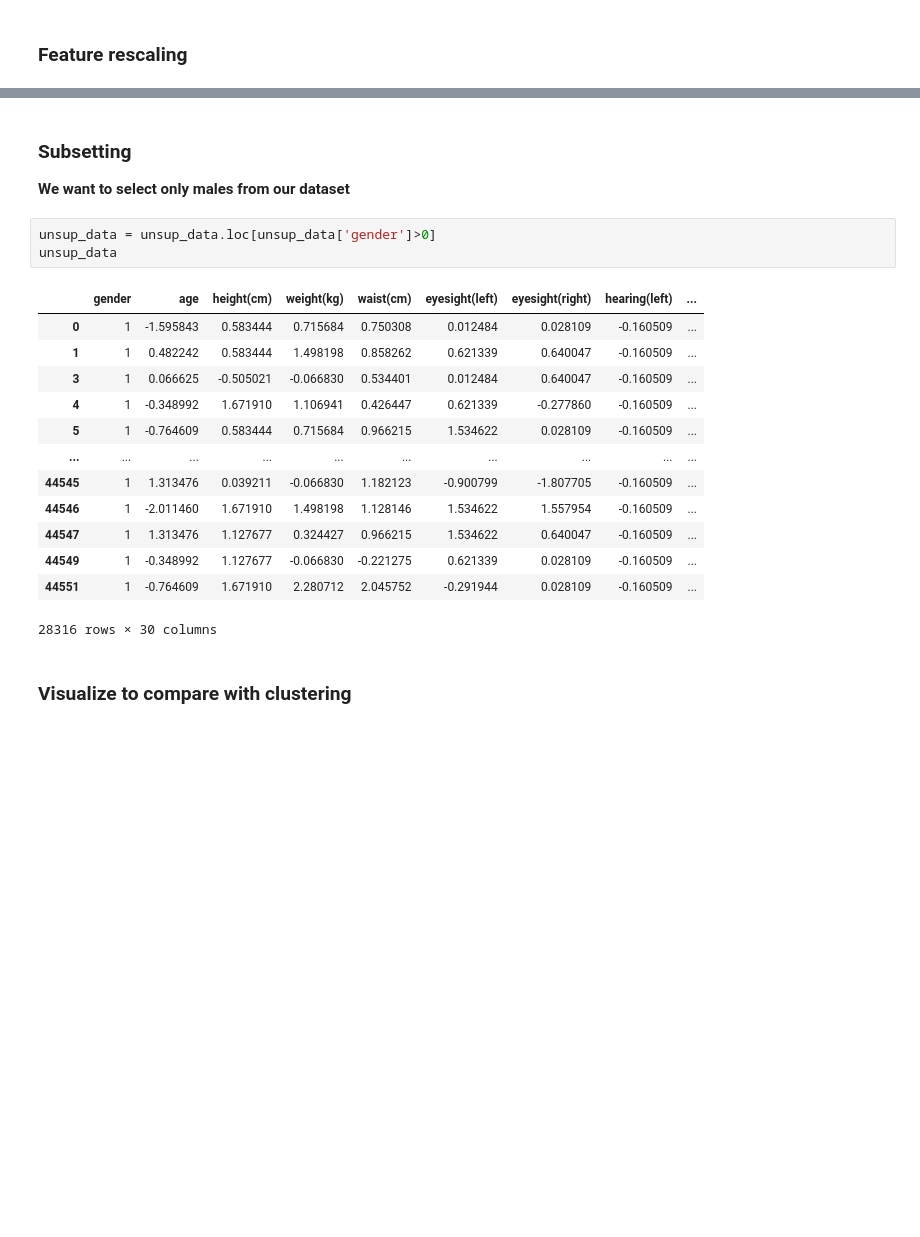
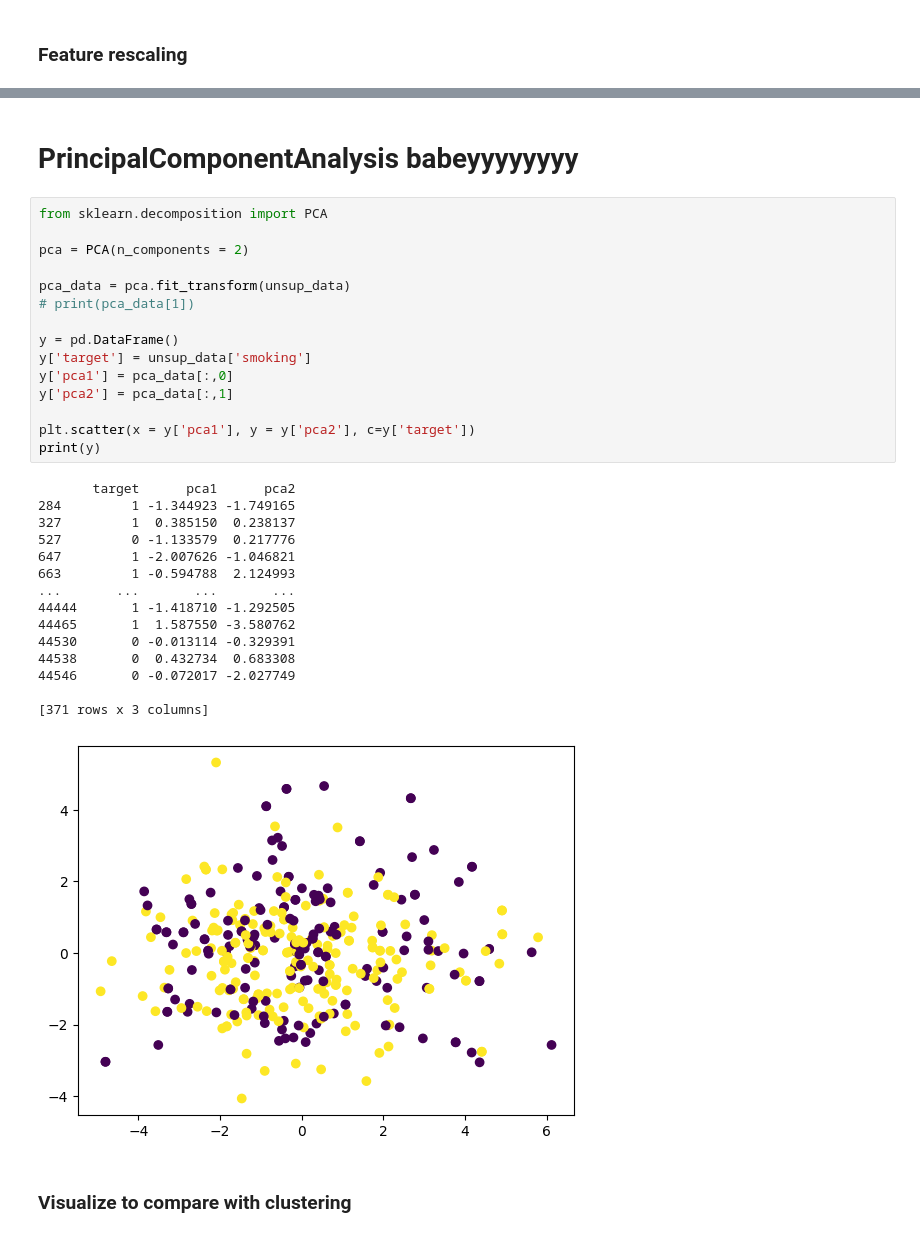
Before and after one commit to balooooooooo/machine_learning_1_coursework, a Jupyter notebook: unsupervised_preprocessing.ipynb, the cells around one changed output, grey strips where cells are left out. Drawn from its saved outputs; the diff is of its cells as text; blank space fills up the shorter version.

```diff
--- a/unsupervised_preprocessing.ipynb
+++ b/unsupervised_preprocessing.ipynb
@@ -36,23 +64,36 @@ max          4.000000      4.000000            1.000000
-# %% [markdown]
-### Subsetting
-**We want to select only males from our dataset**
-# %%
-unsup_data = unsup_data.loc[unsup_data['gender']>0]
-unsup_data
-# %% [output]
-|  | gender | age | height(cm) | weight(kg) | waist(cm) | eyesight(left) | eyesight(right) | hearing(left) | ... |
-| 0 | 1 | -1.595843 | 0.583444 | 0.715684 | 0.750308 | 0.012484 | 0.028109 | -0.160509 | ... |
-| 1 | 1 | 0.482242 | 0.583444 | 1.498198 | 0.858262 | 0.621339 | 0.640047 | -0.160509 | ... |
-| 3 | 1 | 0.066625 | -0.505021 | -0.066830 | 0.534401 | 0.012484 | 0.640047 | -0.160509 | ... |
-| 4 | 1 | -0.348992 | 1.671910 | 1.106941 | 0.426447 | 0.621339 | -0.277860 | -0.160509 | ... |
-| 5 | 1 | -0.764609 | 0.583444 | 0.715684 | 0.966215 | 1.534622 | 0.028109 | -0.160509 | ... |
-| ... | ... | ... | ... | ... | ... | ... | ... | ... | ... |
-| 44545 | 1 | 1.313476 | 0.039211 | -0.066830 | 1.182123 | -0.900799 | -1.807705 | -0.160509 | ... |
-| 44546 | 1 | -2.011460 | 1.671910 | 1.498198 | 1.128146 | 1.534622 | 1.557954 | -0.160509 | ... |
-| 44547 | 1 | 1.313476 | 1.127677 | 0.324427 | 0.966215 | 1.534622 | 0.640047 | -0.160509 | ... |
-| 44549 | 1 | -0.348992 | 1.127677 | -0.066830 | -0.221275 | 0.621339 | 0.028109 | -0.160509 | ... |
-| 44551 | 1 | -0.764609 | 1.671910 | 2.280712 | 2.045752 | -0.291944 | 0.028109 | -0.160509 | ... |
-28316 rows × 30 columns
+# %% [markdown]
+# PrincipalComponentAnalysis babeyyyyyyyy
+# %%
+from sklearn.decomposition import PCA
+
+pca = PCA(n_components = 2)
+
+pca_data = pca.fit_transform(unsup_data)
+# print(pca_data[1])
+
+y = pd.DataFrame()
+y['target'] = unsup_data['smoking']
+y['pca1'] = pca_data[:,0]
+y['pca2'] = pca_data[:,1]
+
+plt.scatter(x = y['pca1'], y = y['pca2'], c=y['target'])
+print(y)
+# %% [output]
+       target      pca1      pca2
+284         1 -1.344923 -1.749165
+327         1  0.385150  0.238137
+527         0 -1.133579  0.217776
+647         1 -2.007626 -1.046821
+663         1 -0.594788  2.124993
+...       ...       ...       ...
+44444       1 -1.418710 -1.292505
+44465       1  1.587550 -3.580762
+44530       0 -0.013114 -0.329391
+44538       0  0.432734  0.683308
+44546       0 -0.072017 -2.027749
+
+[371 rows x 3 columns]
+[figure, added]
 # %% [markdown]
 ### Visualize to compare with clustering
 # %%
```
Also changed, not shown: parts of 6 cells of this notebook.
